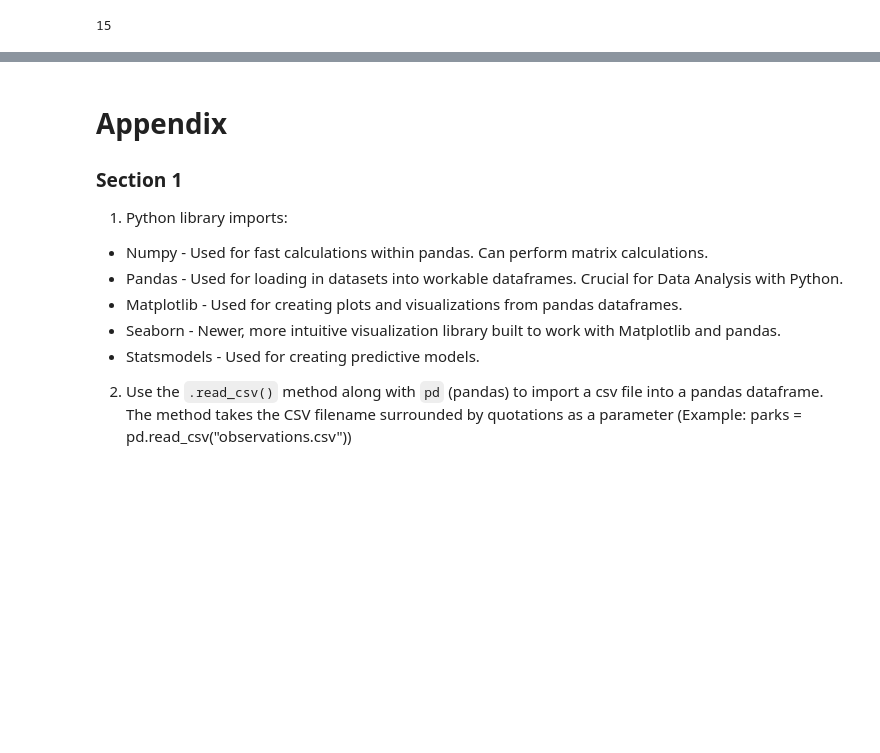
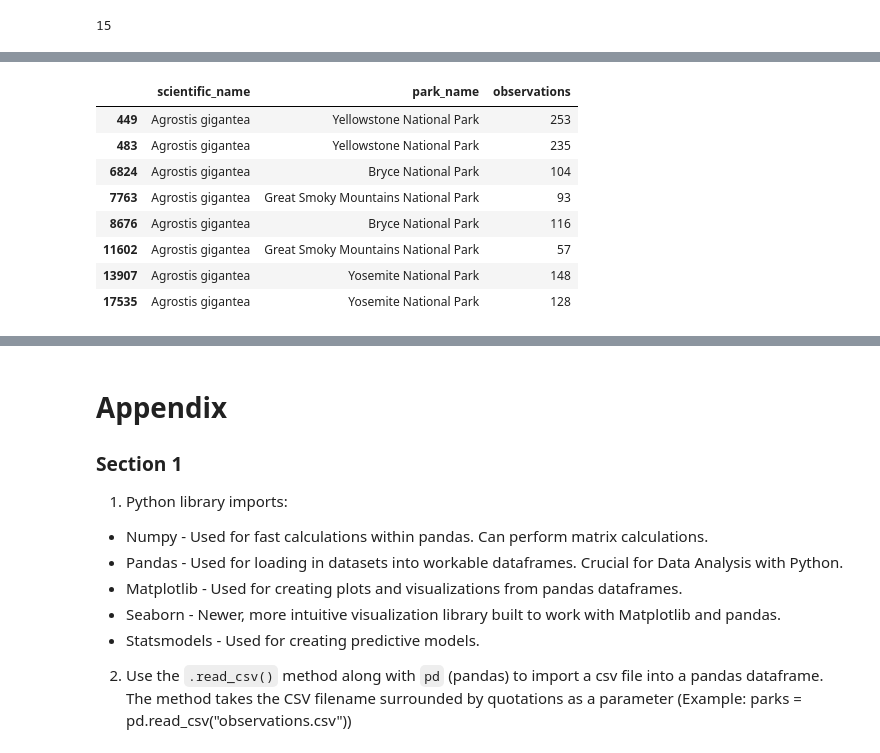
Before and after one commit to bsandma1/Biodiversity_Analysis, a Jupyter notebook: Biodiversity_Analysis.ipynb, the cells around one changed output, grey strips where cells are left out. Cells and saved outputs as stored; diff of their text form; code cells hidden in the pictures; blank space fills up the shorter version.

```diff
--- a/Biodiversity_Analysis.ipynb
+++ b/Biodiversity_Analysis.ipynb
@@ -325,0 +358,14 @@ parks.duplicated().sum()
+# %%
+# 21 (Cont.)
+
+parks[parks.scientific_name == 'Agrostis gigantea']
+# %% [output]
+|  | scientific_name | park_name | observations |
+| 449 | Agrostis gigantea | Yellowstone National Park | 253 |
+| 483 | Agrostis gigantea | Yellowstone National Park | 235 |
+| 6824 | Agrostis gigantea | Bryce National Park | 104 |
+| 7763 | Agrostis gigantea | Great Smoky Mountains National Park | 93 |
+| 8676 | Agrostis gigantea | Bryce National Park | 116 |
+| 11602 | Agrostis gigantea | Great Smoky Mountains National Park | 57 |
+| 13907 | Agrostis gigantea | Yosemite National Park | 148 |
+| 17535 | Agrostis gigantea | Yosemite National Park | 128 |
```
Also changed, not shown: parts of 24 cells of this notebook.
